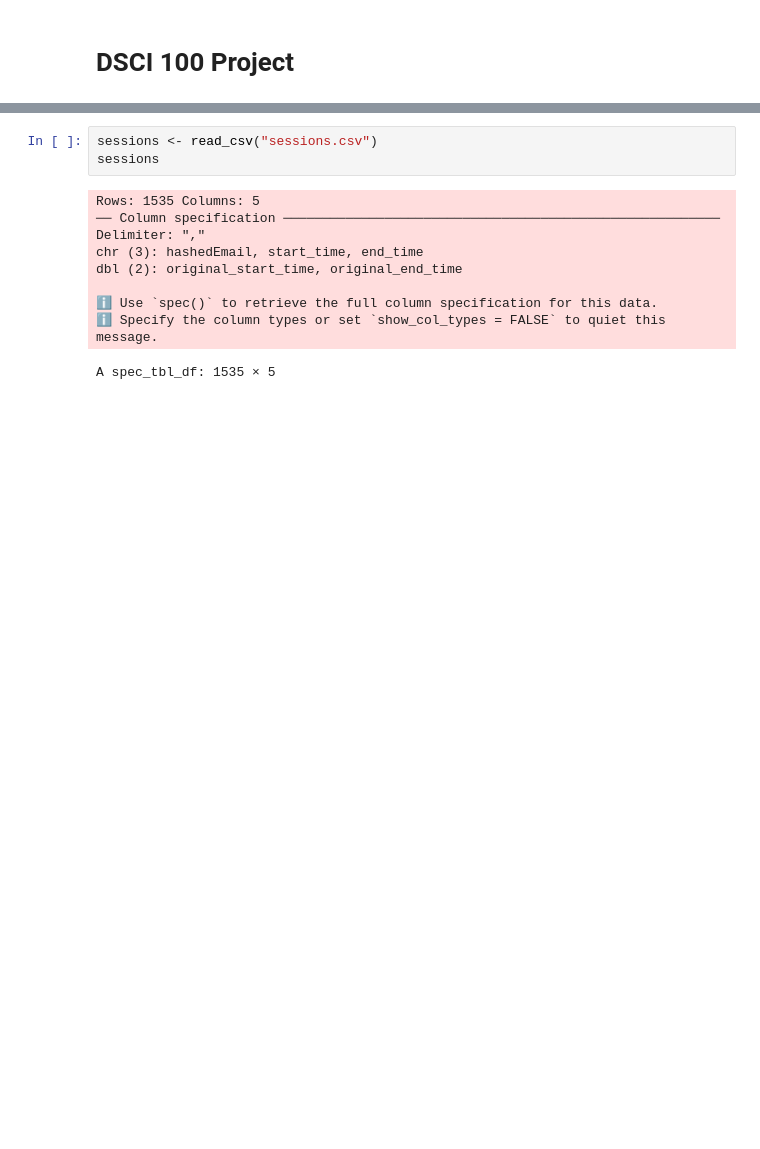
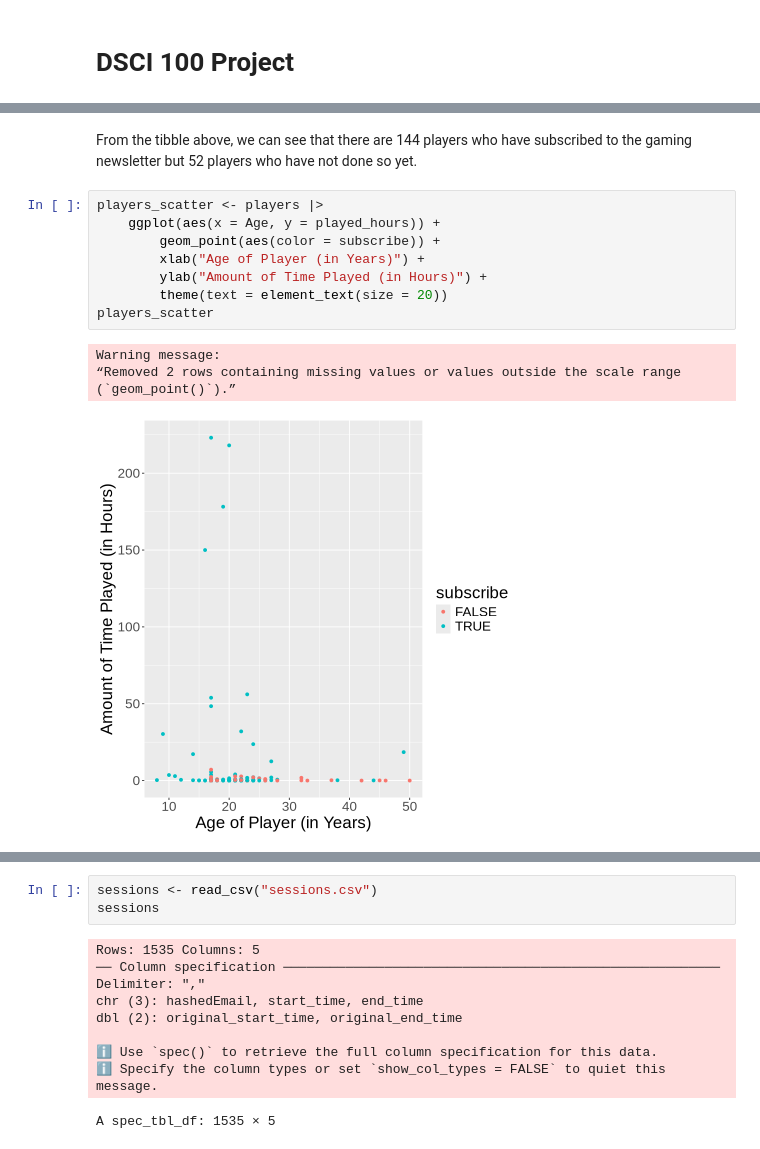
Before and after one commit to Gabriella478/dsci-100-project, a Jupyter notebook: project-2025.ipynb, the cells around one changed output, grey strips where cells are left out. Saved outputs shown, nothing was run; the diff lists cells and outputs as text; blank space fills up the shorter version.

Commit message:
Started exploring plots
Created preliminary plots and calculated the number of players who have and have not subscribed to the newsletter (with the first dataset).

```diff
--- a/project-2025.ipynb
+++ b/project-2025.ipynb
@@ -35,0 +79,15 @@ The dataset consists of data for (MineCraft?) video game players of different ag
+# %% [markdown]
+From the tibble above, we can see that there are 144 players who have subscribed to the gaming newsletter but 52 players who have not done so yet.
+# %%
+players_scatter <- players |>
+    ggplot(aes(x = Age, y = played_hours)) +
+        geom_point(aes(color = subscribe)) +
+        xlab("Age of Player (in Years)") +
+        ylab("Amount of Time Played (in Hours)") +
+        theme(text = element_text(size = 20))
+players_scatter
+# %% [output]
+Warning message:
+“Removed 2 rows containing missing values or values outside the scale range
+(`geom_point()`).”
+[figure, added]
```
Also changed, not shown: parts of 10 cells of this notebook.
